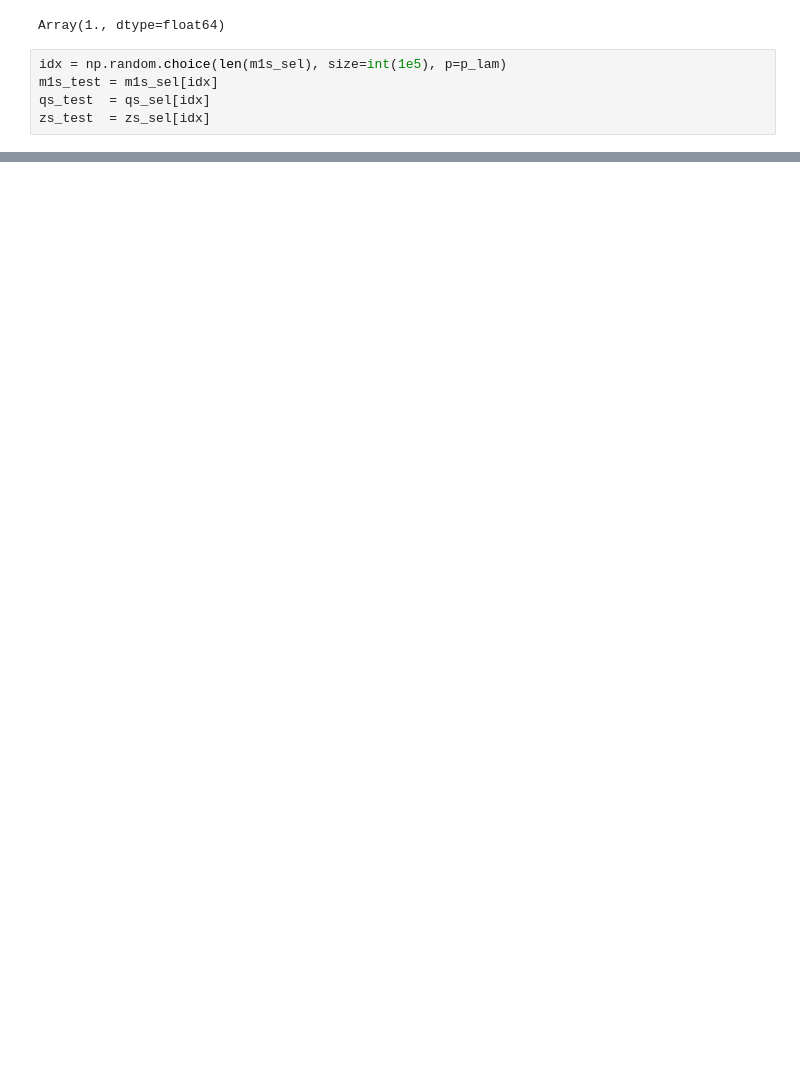
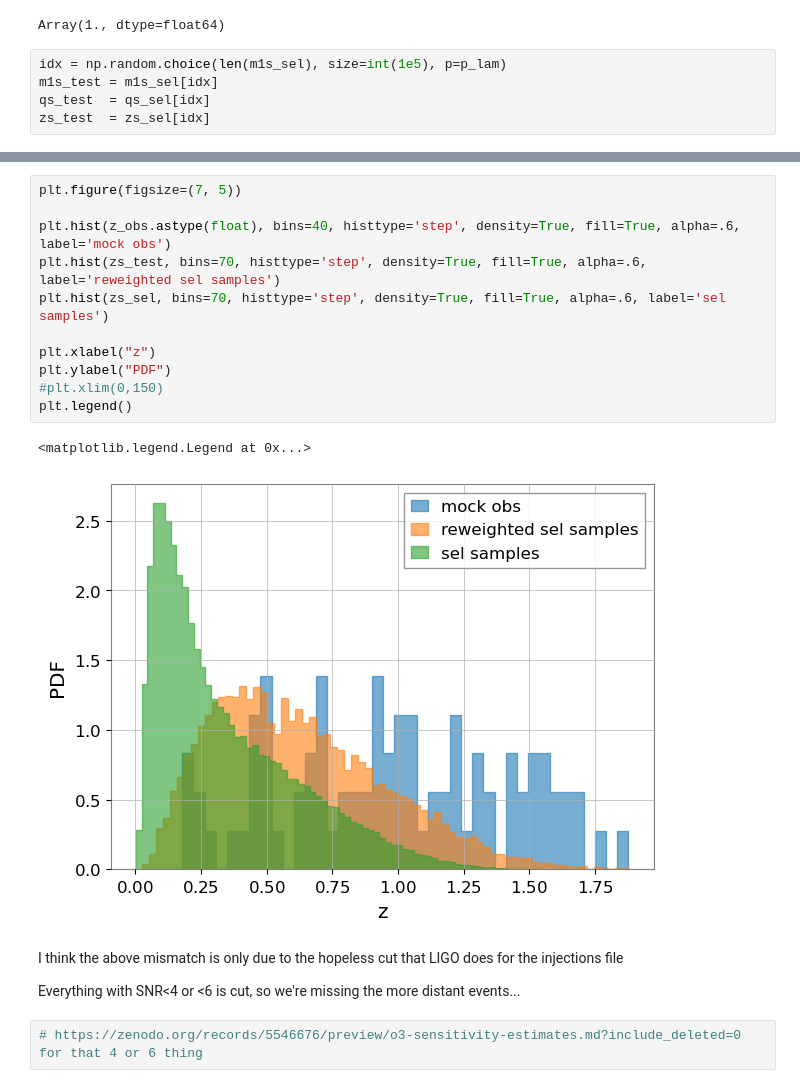
Before and after one commit to abby-moran/GW_pop_cosmo_inference, a Jupyter notebook: src/gen_mock_files.ipynb, the cells around one changed output, grey strips where cells are left out. Saved outputs shown, nothing was run; the diff lists cells and outputs as text; blank space fills up the shorter version.

```diff
--- a/src/gen_mock_files.ipynb
+++ b/src/gen_mock_files.ipynb
@@ -1011,0 +962,20 @@ plt.legend()
+# %%
+plt.figure(figsize=(7, 5))
+
+plt.hist(z_obs.astype(float), bins=40, histtype='step', density=True, fill=True, alpha=.6, label='mock obs')
+plt.hist(zs_test, bins=70, histtype='step', density=True, fill=True, alpha=.6, label='reweighted sel samples')
+plt.hist(zs_sel, bins=70, histtype='step', density=True, fill=True, alpha=.6, label='sel samples')
+
+plt.xlabel("z")
+plt.ylabel("PDF")
+#plt.xlim(0,150)
+plt.legend()
+# %% [output]
+<matplotlib.legend.Legend at 0x...>
+[figure, added]
+# %% [markdown]
+I think the above mismatch is only due to the hopeless cut that LIGO does for the injections file
+
+Everything with SNR<4 or <6 is cut, so we're missing the more distant events...
+# %%
+# https://zenodo.org/records/5546676/preview/o3-sensitivity-estimates.md?include_deleted=0 for that 4 or 6 thing
```
Also changed, not shown: parts of 29 cells of this notebook, 1 other file.
